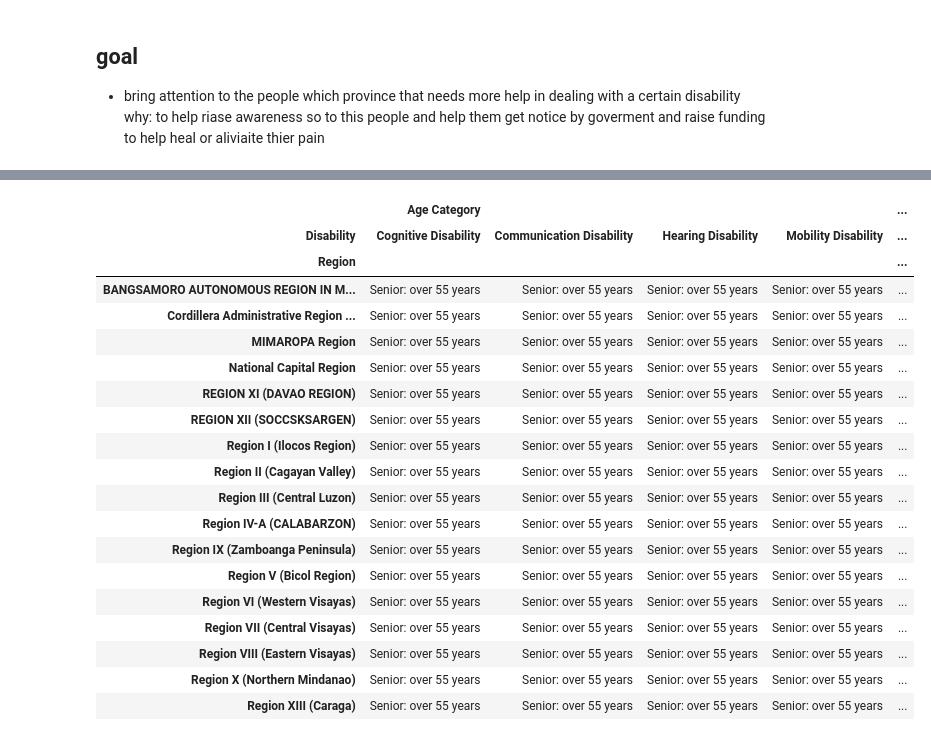
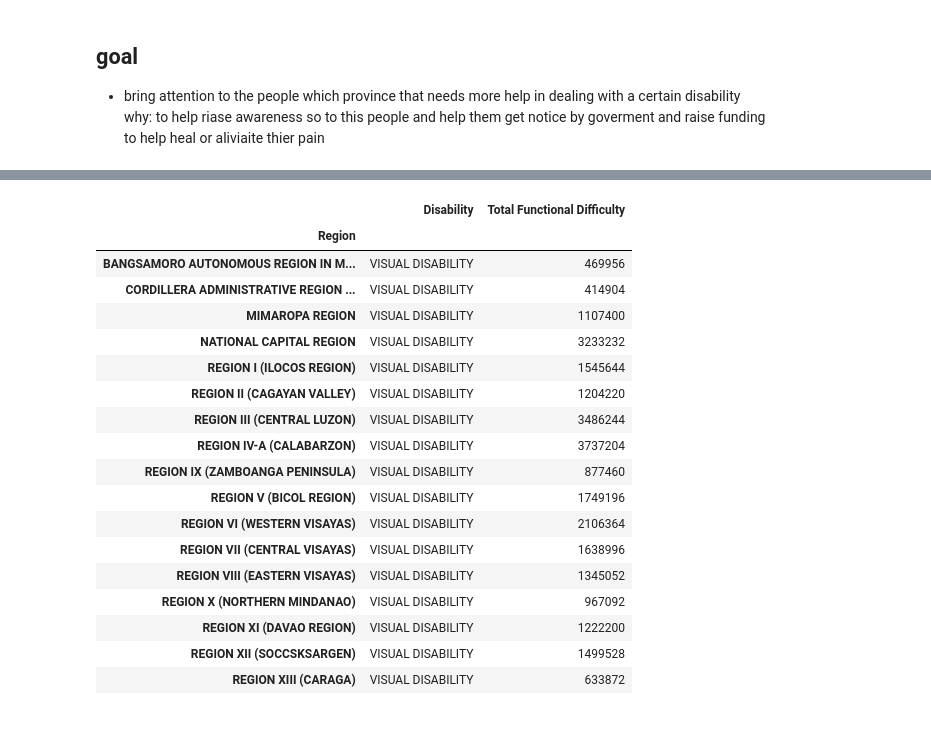
Before and after one commit to Jkianboringot/new-functional-disability, a Jupyter notebook: analyzing_functional_difficulty.ipynb, the cells around one changed output, grey strips where cells are left out. Drawn from its saved outputs; the diff is of its cells as text; code cells hidden in the pictures.

```diff
--- a/analyzing_functional_difficulty.ipynb
+++ b/analyzing_functional_difficulty.ipynb
@@ -109,12 +47,10 @@ import numpy as np
 import warnings
 warnings.filterwarnings("ignore")
 pwd=os.getcwd()
-dataset=pd.read_csv(pwd + "//clean_functional_difficulty.csv")
-dataset.drop(columns=["PSGC",'Unnamed: 0'])
+dataset=pd.read_csv(r"clean_functional_difficulty.csv")
 region_total_population=pd.read_csv("region_total_population.csv")
 # %%
+dataset.drop(columns='Unnamed: 0',inplace=True)
+df=dataset
 
-df=dataset
-df.head()
-df["Region"]=df["Region"].str.strip()
-df.rename(columns={"Household Population 5 Years Old and Over with Functional Difficulty":"5 Years and Over with Functional Difficulty"},inplace=True)
+df.rename(columns={"Household Population 5 Years Old and Over with Functional Difficulty":"Total Functional Difficulty"},inplace=True)
@@ -120,0 +61,7 @@ df.rename(columns={"Household Population 5 Years Old and Over with Functional Di
+# %%
+df["Region"] = df["Region"].str.upper().str.strip()
+df["Status"] = df["Status"].str.upper()
+df["Disability"] = df["Disability"].str.upper()
+df["Sex"] = df["Sex"].str.upper()
+df["Province"] = df["Province"].str.upper().str.strip()
+df
@@ -184,27 +264,26 @@ MAA_melted_filtered=MAA_melted.loc[idx,["Region","Disability","value","Age Categ
+# %%
+most_common_disability_region=df.groupby(["Region","Disability"],as_index=False)["Total Functional Difficulty"].sum()
 # %%
 
-
-MAA_melted_filtered.pivot_table(index="Region",columns="Disability",
-                       values=["Age Category","value"],
-                       aggfunc={"Age Category":"max","value":"max"})
+most_common_disability_region_pivot=most_common_disability_region.pivot_table(index=["Region"],aggfunc="max")
+most_common_disability_region_pivot
 # %% [output]
-|  | Age Category |  |  |  | ... |
-| Disability | Cognitive Disability | Communication Disability | Hearing Disability | Mobility Disability | ... |
-| Region |  |  |  |  | ... |
-| BANGSAMORO AUTONOMOUS REGION IN M... | Senior: over 55 years | Senior: over 55 years | Senior: over 55 years | Senior: over 55 years | ... |
-| Cordillera Administrative Region ... | Senior: over 55 years | Senior: over 55 years | Senior: over 55 years | Senior: over 55 years | ... |
-| MIMAROPA Region | Senior: over 55 years | Senior: over 55 years | Senior: over 55 years | Senior: over 55 years | ... |
-| National Capital Region | Senior: over 55 years | Senior: over 55 years | Senior: over 55 years | Senior: over 55 years | ... |
-| REGION XI (DAVAO REGION) | Senior: over 55 years | Senior: over 55 years | Senior: over 55 years | Senior: over 55 years | ... |
-| REGION XII (SOCCSKSARGEN) | Senior: over 55 years | Senior: over 55 years | Senior: over 55 years | Senior: over 55 years | ... |
-| Region I (Ilocos Region) | Senior: over 55 years | Senior: over 55 years | Senior: over 55 years | Senior: over 55 years | ... |
-| Region II (Cagayan Valley) | Senior: over 55 years | Senior: over 55 years | Senior: over 55 years | Senior: over 55 years | ... |
-| Region III (Central Luzon) | Senior: over 55 years | Senior: over 55 years | Senior: over 55 years | Senior: over 55 years | ... |
-| Region IV-A (CALABARZON) | Senior: over 55 years | Senior: over 55 years | Senior: over 55 years | Senior: over 55 years | ... |
-| Region IX (Zamboanga Peninsula) | Senior: over 55 years | Senior: over 55 years | Senior: over 55 years | Senior: over 55 years | ... |
-| Region V (Bicol Region) | Senior: over 55 years | Senior: over 55 years | Senior: over 55 years | Senior: over 55 years | ... |
-| Region VI (Western Visayas) | Senior: over 55 years | Senior: over 55 years | Senior: over 55 years | Senior: over 55 years | ... |
-| Region VII (Central Visayas) | Senior: over 55 years | Senior: over 55 years | Senior: over 55 years | Senior: over 55 years | ... |
-| Region VIII (Eastern Visayas) | Senior: over 55 years | Senior: over 55 years | Senior: over 55 years | Senior: over 55 years | ... |
-| Region X (Northern Mindanao) | Senior: over 55 years | Senior: over 55 years | Senior: over 55 years | Senior: over 55 years | ... |
-| Region XIII (Caraga) | Senior: over 55 years | Senior: over 55 years | Senior: over 55 years | Senior: over 55 years | ... |
+|  | Disability | Total Functional Difficulty |
+| Region |  |  |
+| BANGSAMORO AUTONOMOUS REGION IN M... | VISUAL DISABILITY | 469956 |
+| CORDILLERA ADMINISTRATIVE REGION ... | VISUAL DISABILITY | 414904 |
+| MIMAROPA REGION | VISUAL DISABILITY | 1107400 |
+| NATIONAL CAPITAL REGION | VISUAL DISABILITY | 3233232 |
+| REGION I (ILOCOS REGION) | VISUAL DISABILITY | 1545644 |
+| REGION II (CAGAYAN VALLEY) | VISUAL DISABILITY | 1204220 |
+| REGION III (CENTRAL LUZON) | VISUAL DISABILITY | 3486244 |
+| REGION IV-A (CALABARZON) | VISUAL DISABILITY | 3737204 |
+| REGION IX (ZAMBOANGA PENINSULA) | VISUAL DISABILITY | 877460 |
+| REGION V (BICOL REGION) | VISUAL DISABILITY | 1749196 |
+| REGION VI (WESTERN VISAYAS) | VISUAL DISABILITY | 2106364 |
+| REGION VII (CENTRAL VISAYAS) | VISUAL DISABILITY | 1638996 |
+| REGION VIII (EASTERN VISAYAS) | VISUAL DISABILITY | 1345052 |
+| REGION X (NORTHERN MINDANAO) | VISUAL DISABILITY | 967092 |
+| REGION XI (DAVAO REGION) | VISUAL DISABILITY | 1222200 |
+| REGION XII (SOCCSKSARGEN) | VISUAL DISABILITY | 1499528 |
+| REGION XIII (CARAGA) | VISUAL DISABILITY | 633872 |
```
Also changed, not shown: parts of 26 cells of this notebook, 16 other files.
